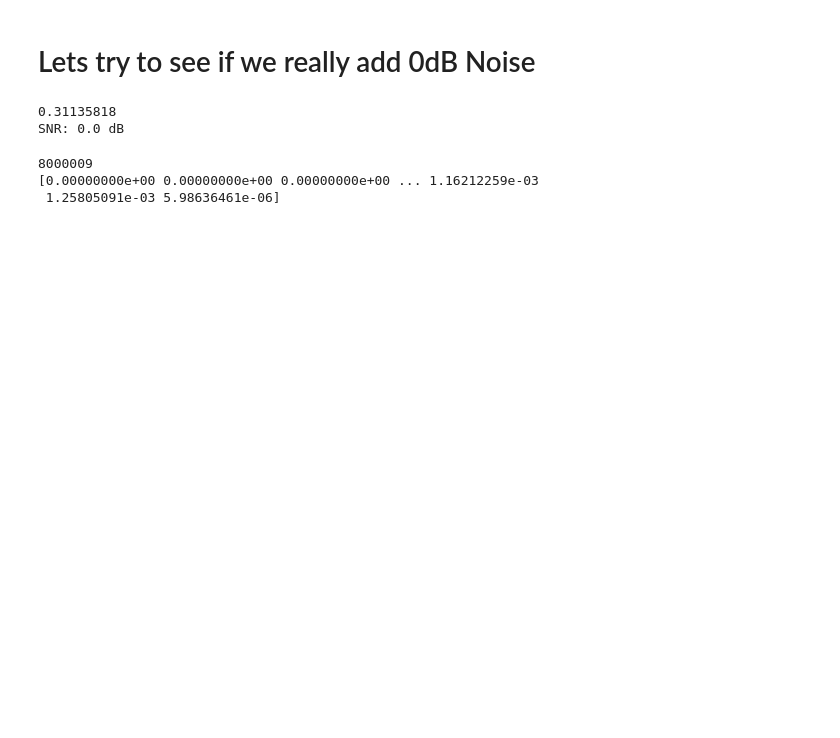
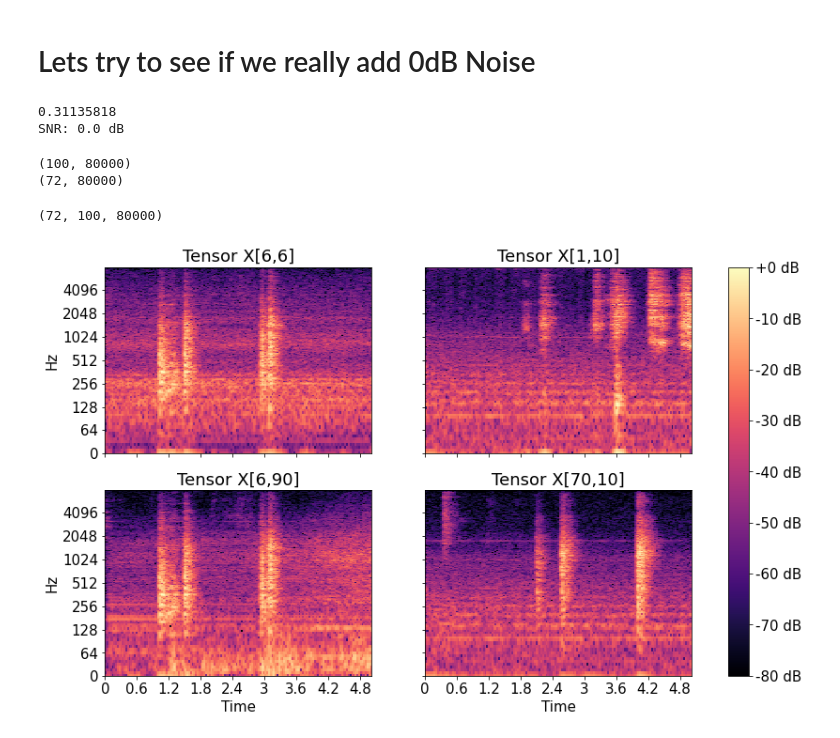
Before and after one commit to Timgrau/Projektarbeit-1, a Jupyter notebook: notebooks/test_constant.ipynb, the cells around one changed output. Drawn from its saved outputs; the diff is of its cells as text; code cells hidden in the pictures; blank space fills up the shorter version.

```diff
--- a/notebooks/test_constant.ipynb
+++ b/notebooks/test_constant.ipynb
@@ -30,11 +32,17 @@ sf.write("/home/timo/scripts/test_audio.wav",noisy_audio,sr)
 # %%
 # try to load noise as numerical data
 noise_all = helpers.NOISE_PROCESSED
-noise_data = helpers.getNumpyData(noise_all)
+audio_all = helpers.DATA_PROCESSED
+noise_array = helpers.getNumpyData(noise_all)
+audio_array = helpers.getNumpyData(audio_all)
-# %%
-print(noise_data.size)
-print(noise_data)
-# %% [output]
-8000009
-[0.00000000e+00 0.00000000e+00 0.00000000e+00 ... 1.16212259e-03
- 1.25805091e-03 5.98636461e-06]
+# %%
+print(noise_array.shape)
+print(audio_array.shape)
+# %% [output]
+(100, 80000)
+(72, 80000)
+# %%
+noisy_array = loadData.numericalData(audio_array,noise_array)
+print(noisy_array.shape)
+# %% [output]
+(72, 100, 80000)
@@ -40,0 +59,50 @@ print(noise_data)
+# %%
+fig,ax = plt.subplots(nrows=2,ncols=2,figsize=(14,8))
+
+D_w = lr.amplitude_to_db(np.abs(lr.stft(noisy_array[6,6])), ref=np.max)
+img = lr.display.specshow(D_w,y_axis="log", x_axis="time",sr=helpers.SAMPLE_RATE,ax=ax[0,0])
+plt.sca(ax[0,0])
+plt.yticks(size=15)
+plt.xticks(size=15)
+ax[0,0].set_xlabel(None)
+ax[0,0].set_xticklabels([])
+plt.ylabel("Hz",size=15)
+plt.title("Tensor X[6,6]",size=18)
+
+D_a = lr.amplitude_to_db(np.abs(lr.stft(noisy_array[1,10])), ref=np.max)
+img_3 = lr.display.specshow(D_a,y_axis="log", x_axis="time",sr=helpers.SAMPLE_RATE,ax=ax[0,1])
+plt.sca(ax[0,1])
+plt.xticks(size=15)
+ax[0,1].set_xticklabels([])
+ax[0,1].set_xlabel(None)
+ax[0,1].set_yticklabels([])
+ax[0,1].set_ylabel(None)
+plt.title("Tensor X[1,10]",size=18)
+
+D_a = lr.amplitude_to_db(np.abs(lr.stft(noisy_array[6,90])), ref=np.max)
+img_3 = lr.display.specshow(D_a,y_axis="log", x_axis="time",sr=helpers.SAMPLE_RATE,ax=ax[1,0])
+plt.sca(ax[1,0])
+plt.xticks(size=15)
+plt.yticks(size=15)
+plt.xlabel("Time",size=15)
+plt.ylabel("Hz",size=15)
+plt.title("Tensor X[6,90]",size=18)
+
+D_w = lr.amplitude_to_db(np.abs(lr.stft(noisy_array[70,10])), ref=np.max)
+img = lr.display.specshow(D_w,y_axis="log", x_axis="time",sr=helpers.SAMPLE_RATE,ax=ax[1,1])
+plt.sca(ax[1,1])
+plt.yticks(size=15)
+plt.xticks(size=15)
+plt.xlabel("Time",size=15)
+plt.ylabel("Hz",size=15)
+ax[1,1].set_ylabel(None)
+ax[1,1].set_yticklabels([])
+plt.title("Tensor X[70,10]",size=18)
+
+# fancy colorbar
+cb = fig.colorbar(img,ax=ax,format="%+2.f dB")
+for t in cb.ax.get_yticklabels():
+    t.set_fontsize(15)
+plt.savefig("tensor.pdf",dpi=300,bbox_inches="tight",transparent=True)
+# %% [output]
+[figure, added]
```
Also changed, not shown: parts of 3 cells of this notebook, 11 other files.
